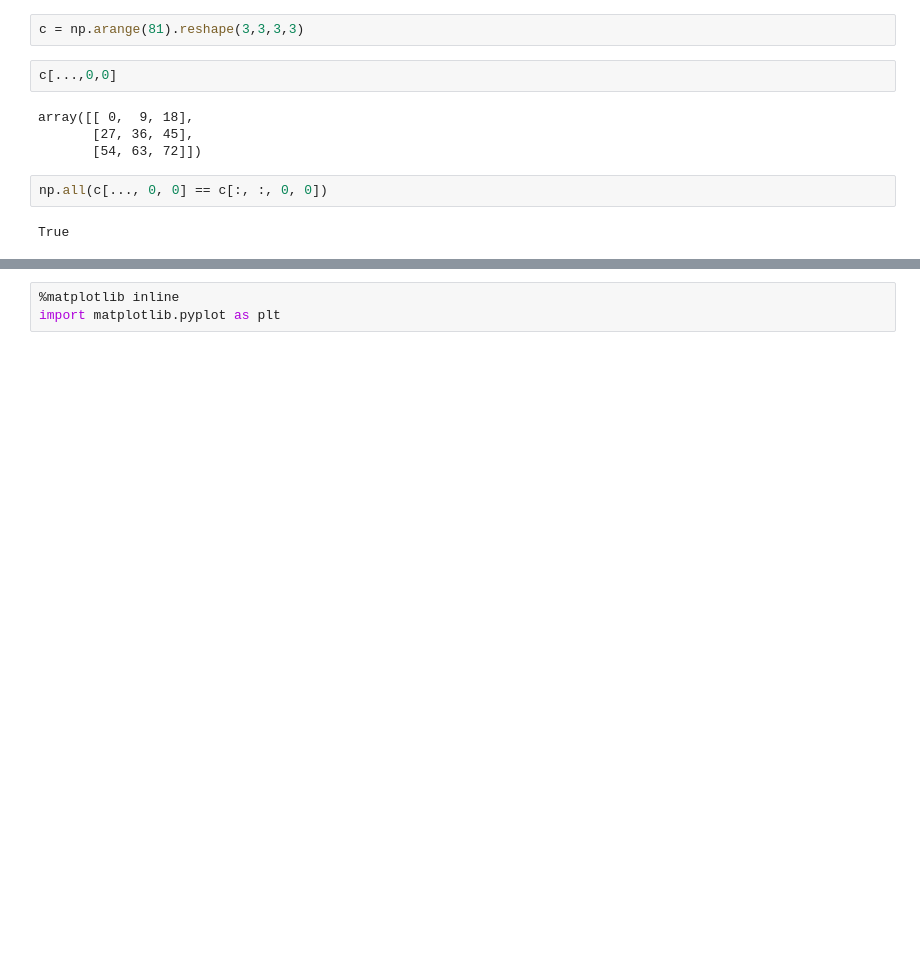
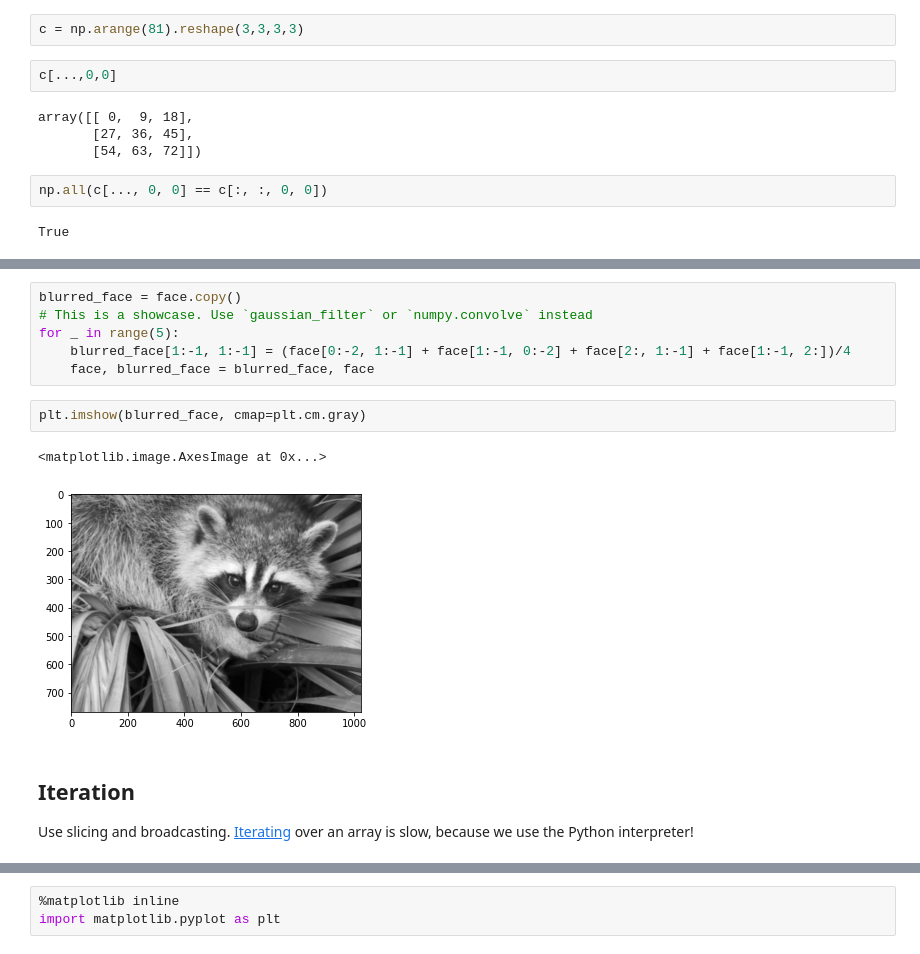
Before and after one commit to m3m0ry/numpy-basics, a Jupyter notebook: numpy-basics.ipynb, the cells around one changed output, grey strips where cells are left out. Saved outputs shown, nothing was run; the diff lists cells and outputs as text; blank space fills up the shorter version.

```diff
--- a/numpy-basics.ipynb
+++ b/numpy-basics.ipynb
@@ -222,0 +423,14 @@ True
+# %%
+blurred_face = face.copy()
+# This is a showcase. Use `gaussian_filter` or `numpy.convolve` instead
+for _ in range(5):
+    blurred_face[1:-1, 1:-1] = (face[0:-2, 1:-1] + face[1:-1, 0:-2] + face[2:, 1:-1] + face[1:-1, 2:])/4
+    face, blurred_face = blurred_face, face
+# %%
+plt.imshow(blurred_face, cmap=plt.cm.gray)
+# %% [output]
+<matplotlib.image.AxesImage at 0x...>
+[figure, added]
+# %% [markdown]
+## Iteration
+Use slicing and broadcasting. [Iterating](https://numpy.org/doc/stable/reference/arrays.nditer.html) over an array is slow, because we use the Python interpreter!
```
Also changed, not shown: parts of 93 cells of this notebook, 2 other files.
